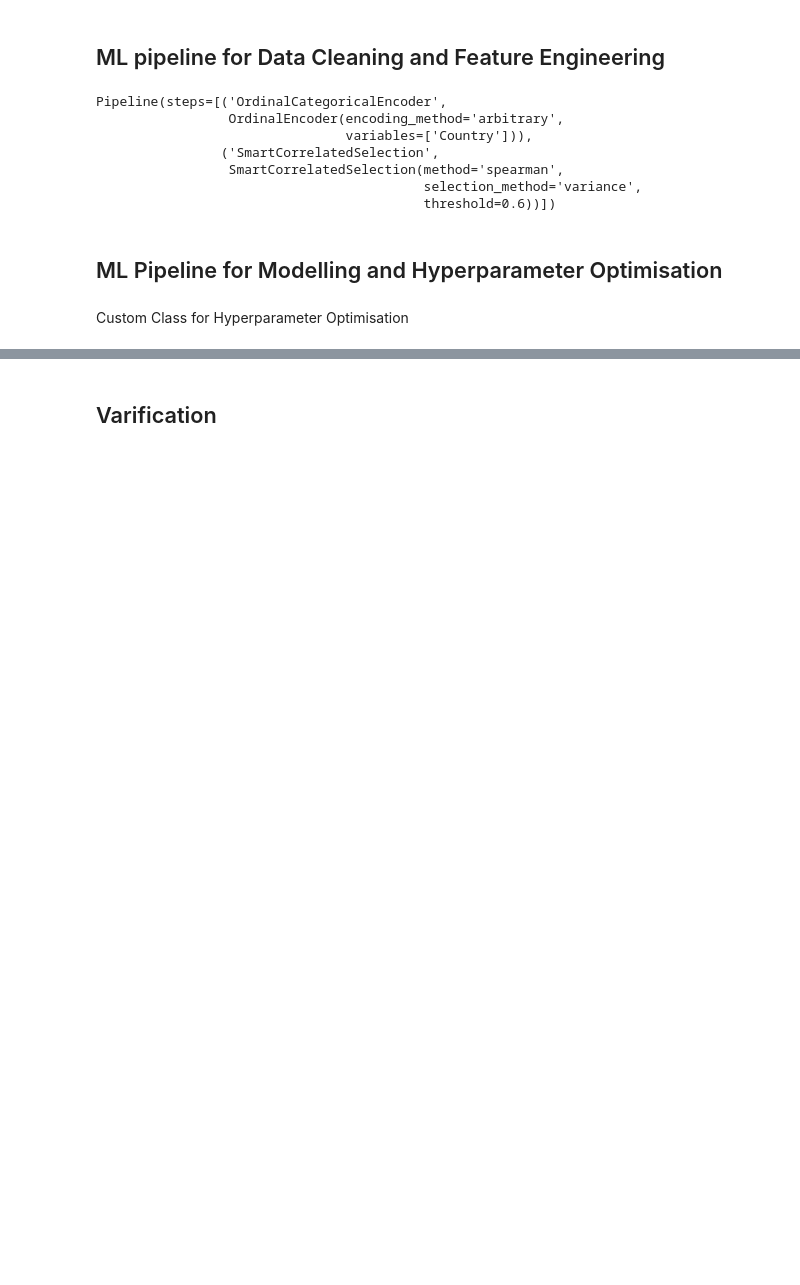
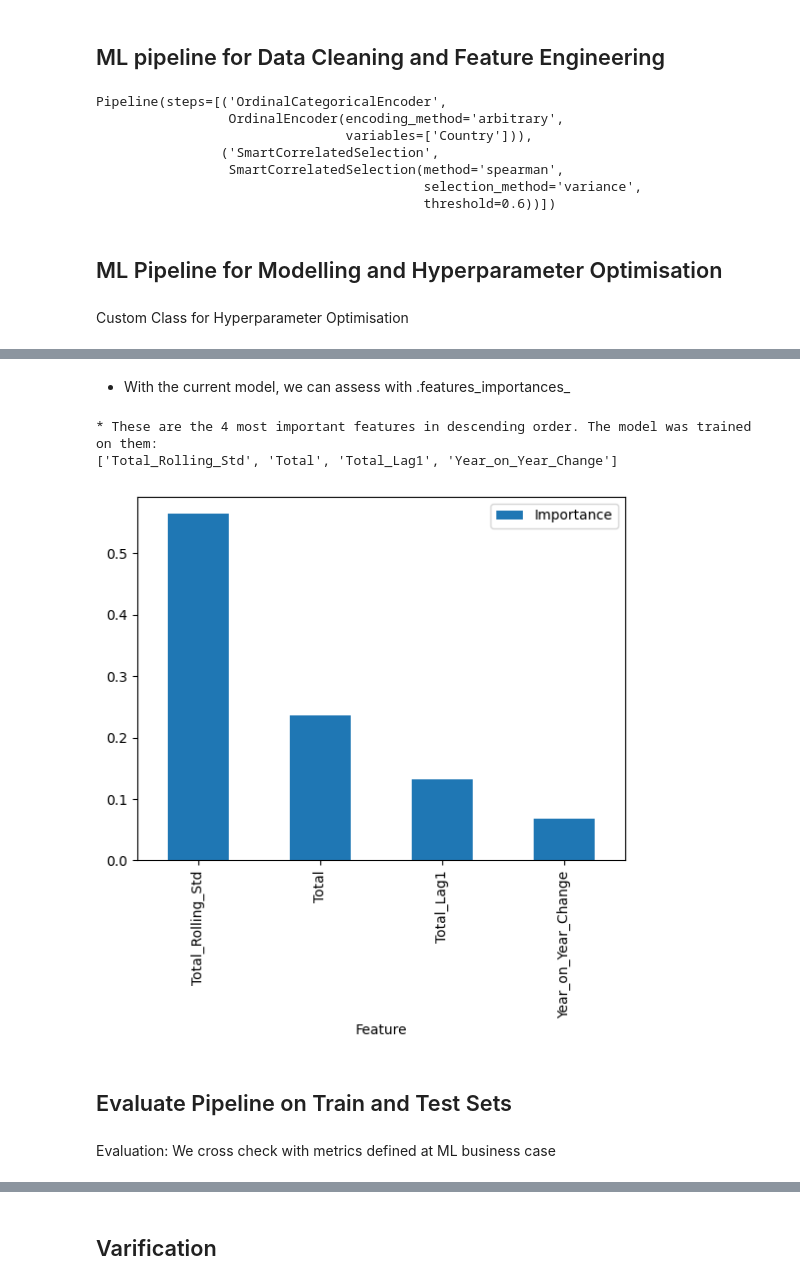
Before and after one commit to Grampers-Dev/CO2Oracle, a Jupyter notebook: jupyter_notebooks/05 - Modeling and Evaluation - Predict Co2.ipynb, the cells around one changed output, grey strips where cells are left out. Cells and saved outputs as stored; diff of their text form; code cells hidden in the pictures; blank space fills up the shorter version.

```diff
--- a/jupyter_notebooks/05 - Modeling and Evaluation - Predict Co2.ipynb
+++ b/jupyter_notebooks/05 - Modeling and Evaluation - Predict Co2.ipynb
@@ -452,0 +346,3 @@ print(f"Baseline Mean Squared Error: {baseline_mse}")
+# %%
+grid_search_summary, grid_search_pipelines = search.score_summary(sort_by='mean_score')
+grid_search_summary
@@ -452,0 +362,3 @@ print(f"Baseline Mean Squared Error: {baseline_mse}")
+# %%
+best_model = grid_search_summary.iloc[0,0]
+best_model
@@ -452,0 +376,4 @@ print(f"Baseline Mean Squared Error: {baseline_mse}")
+# %%
+
+pipeline_reg = grid_search_pipelines[best_model].best_estimator_
+pipeline_reg
@@ -452,0 +408,27 @@ print(f"Baseline Mean Squared Error: {baseline_mse}")
+# %% [markdown]
+- With the current model, we can assess with .features_importances_
+# %%
+import matplotlib.pyplot as plt
+
+# create DataFrame to display feature importance
+df_feature_importance = (pd.DataFrame(data={
+    'Feature': X_train.columns[pipeline_reg['feat_selection'].get_support()],
+    'Importance': pipeline_reg['model'].feature_importances_})
+    .sort_values(by='Importance', ascending=False)
+)
+
+# re-assign best_features order
+best_features = df_feature_importance['Feature'].to_list()
+
+# Most important features statement and plot
+print(f"* These are the {len(best_features)} most important features in descending order. "
+      f"The model was trained on them: \n{df_feature_importance['Feature'].to_list()}")
+
+df_feature_importance.plot(kind='bar', x='Feature', y='Importance')
+plt.show()
+# %% [output]
+* These are the 4 most important features in descending order. The model was trained on them:
+['Total_Rolling_Std', 'Total', 'Total_Lag1', 'Year_on_Year_Change']
+[figure, added]
+# %% [markdown]
+## Evaluate Pipeline on Train and Test Sets
@@ -452,0 +460,2 @@ print(f"Baseline Mean Squared Error: {baseline_mse}")
+# %% [markdown]
+Evaluation: We cross check with metrics defined at ML business case
```
Also changed, not shown: parts of 108 cells of this notebook, 6 other files.
